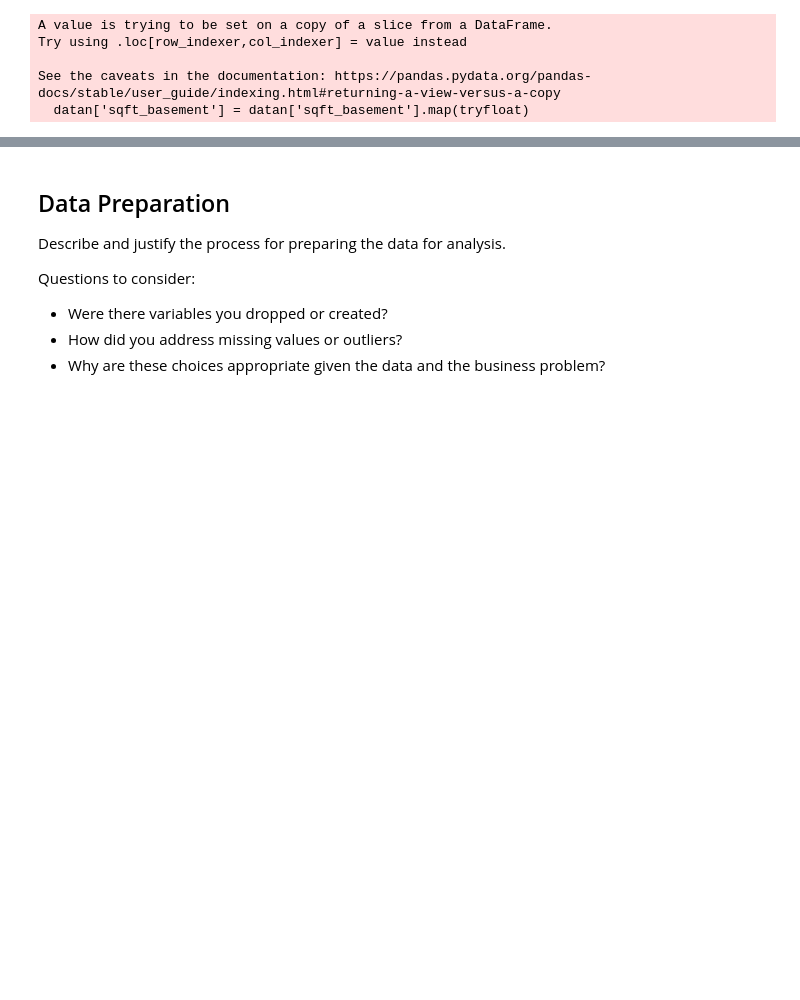
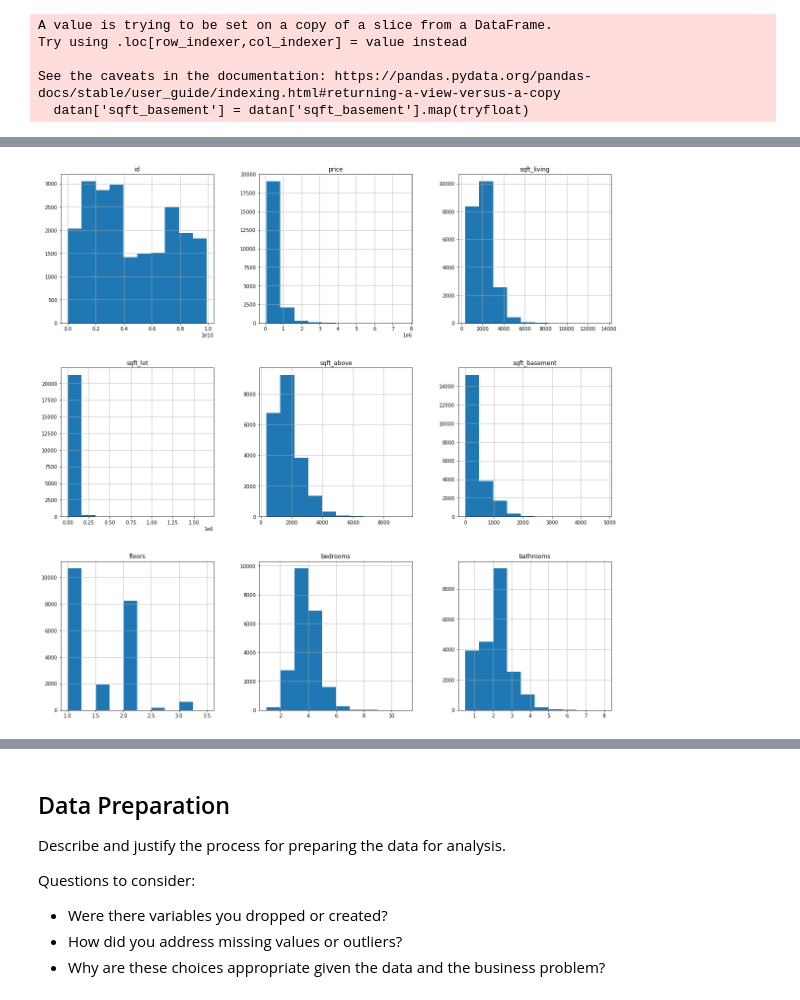
Before and after one commit to NicholasIndorf/KingCountyHousingSaleModel, a Jupyter notebook: notebooks/Nick/Project2TemplateNick.ipynb, the cells around one changed output, grey strips where cells are left out. Saved outputs shown, nothing was run; the diff lists cells and outputs as text; code cells hidden in the pictures; blank space fills up the shorter version.

```diff
--- a/notebooks/Nick/Project2TemplateNick.ipynb
+++ b/notebooks/Nick/Project2TemplateNick.ipynb
@@ -209,3 +257,7 @@ sns.pairplot(datan)
+# %%
+datan.hist(figsize=(20,20));
+# %% [output]
+[figure, added]
 # %%
 datan.corr()
 # %% [output]
```
Also changed, not shown: parts of 51 cells of this notebook.
